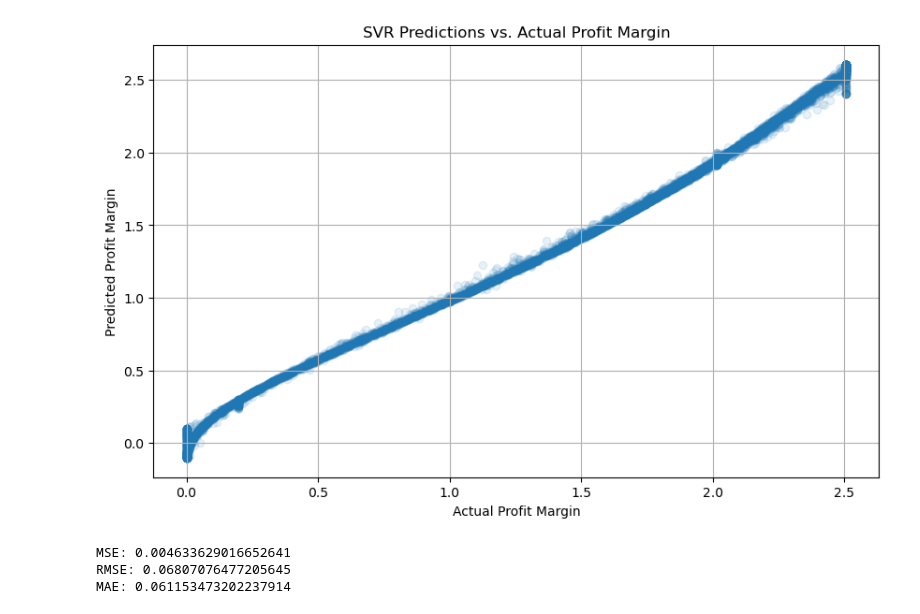
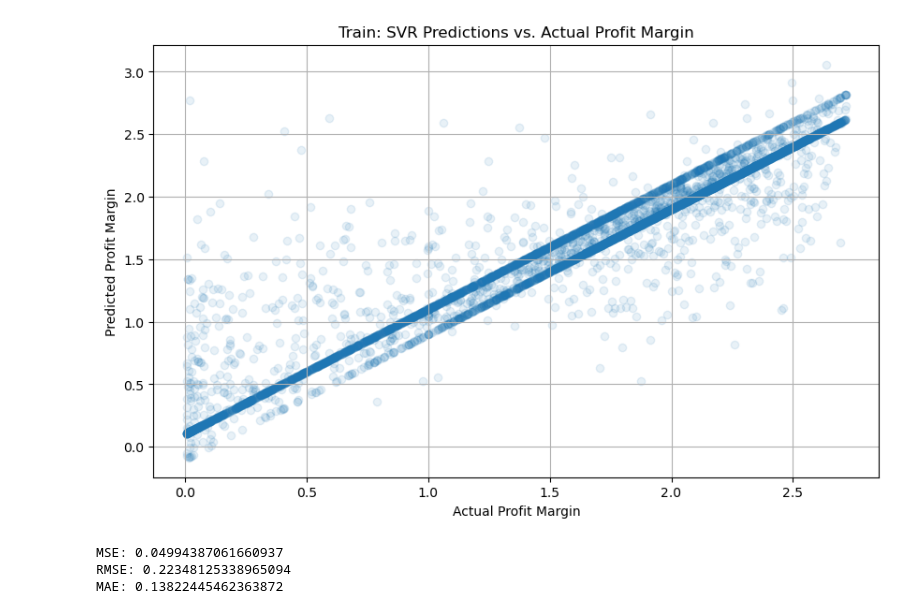
Before and after one commit to hscottvo/CS235-Project, a Jupyter notebook: SupportVectorR.ipynb, the cells around one changed output. Cells and saved outputs as stored; diff of their text form; code cells hidden in the pictures.

```diff
--- a/SupportVectorR.ipynb
+++ b/SupportVectorR.ipynb
@@ -25,28 +13,0 @@ Y_Validation = validation['profit_margin']
-# %%
-#Train
-svr = SVR(kernel='rbf', C=100) #high C value reduce margin but may lead to overfitting. Small value is opposite, gamma is default
-
-svr.fit(X_Train, Y_Train)
-
-y_pred_train = svr.predict(X_Train)
-
-rmse = np.sqrt(mean_squared_error(Y_Train, y_pred_train))
-mae = mean_absolute_error(Y_Train, y_pred_train)
-mse = mean_squared_error(Y_Train, y_pred_train)
-
-plt.figure(figsize=(10, 6))
-plt.scatter(Y_Train, y_pred_train, alpha=0.1)
-plt.xlabel("Actual Profit Margin")
-plt.ylabel("Predicted Profit Margin")
-plt.title("Train: SVR Predictions vs. Actual Profit Margin")
-plt.grid(True)
-plt.show()  #dark blue is model, light blue is actual
-
-print(f'MSE: {mse}')
-print(f'RMSE: {rmse}')
-print(f'MAE: {mae}')
-# %% [output]
-[figure, removed]
-MSE: 0.004633629016652641
-RMSE: 0.06807076477205645
-MAE: 0.061153473202237914
@@ -53,2 +26,30 @@ MAE: 0.061153473202237914
+# %%
+#Train
+svr = SVR(kernel='rbf', C= 10.0, gamma = 0.2) #high C value reduce margin but may lead to overfitting. Small value is opposite, gamma is default
+
+svr.fit(X_Train, Y_Train)
+
+y_pred_train = svr.predict(X_Train)
+
+rmse = np.sqrt(mean_squared_error(Y_Train, y_pred_train))
+mae = mean_absolute_error(Y_Train, y_pred_train)
+mse = mean_squared_error(Y_Train, y_pred_train)
+
+plt.figure(figsize=(10, 6))
+plt.scatter(Y_Train, y_pred_train, alpha=0.1)
+plt.xlabel("Actual Profit Margin")
+plt.ylabel("Predicted Profit Margin")
+plt.title("Train: SVR Predictions vs. Actual Profit Margin")
+plt.grid(True)
+plt.show()
+
+print(f'MSE: {mse}')
+print(f'RMSE: {rmse}')
+print(f'MAE: {mae}')
+# %% [output]
+[figure, added]
+MSE: 0.04994387061660937
+RMSE: 0.22348125338965094
+MAE: 0.13822445462363872
 # %%
 #Test
```
Also changed, not shown: parts of 8 cells of this notebook.
